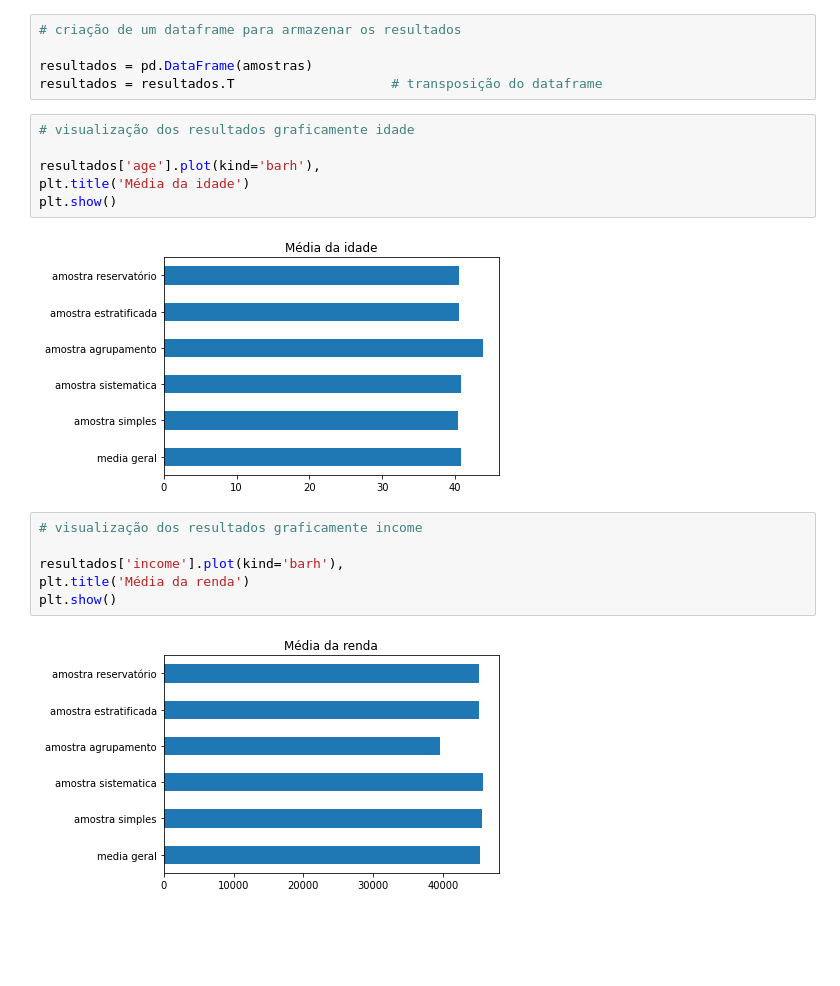
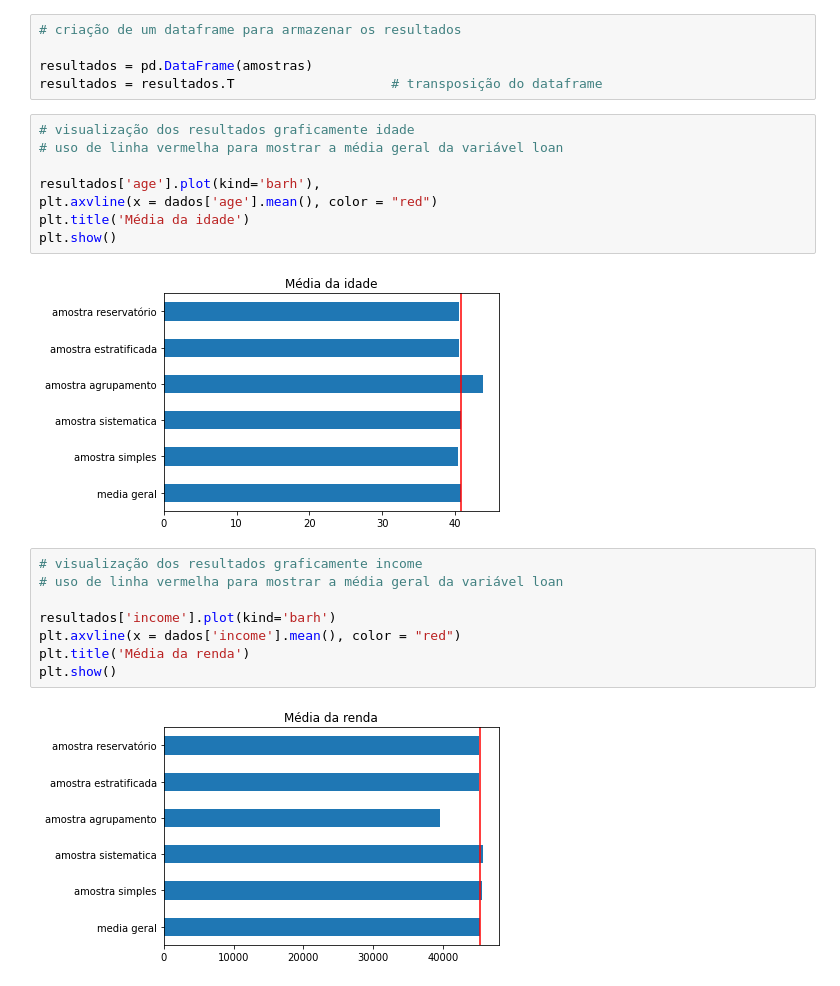
Before and after one commit to caiquemiranda/python-statistics, a Jupyter notebook: estatistica-machine-learning/x-chll01-amostras.ipynb, the cells around one changed output. Drawn from its saved outputs; the diff is of its cells as text; blank space fills up the shorter version.

```diff
--- a/estatistica-machine-learning/x-chll01-amostras.ipynb
+++ b/estatistica-machine-learning/x-chll01-amostras.ipynb
@@ -201,19 +208,23 @@ resultados = pd.DataFrame(amostras)
 resultados = resultados.T                    # transposição do dataframe
 # %%
 # visualização dos resultados graficamente idade
+# uso de linha vermelha para mostrar a média geral da variável loan
 
 resultados['age'].plot(kind='barh'),
+plt.axvline(x = dados['age'].mean(), color = "red")
 plt.title('Média da idade')
 plt.show()
 # %% [output]
-[figure, old version]
+[figure, new version]
 # %%
 # visualização dos resultados graficamente income
+# uso de linha vermelha para mostrar a média geral da variável loan
 
-resultados['income'].plot(kind='barh'),
+resultados['income'].plot(kind='barh')
+plt.axvline(x = dados['income'].mean(), color = "red")
 plt.title('Média da renda')
 plt.show()
 # %% [output]
-[figure, old version]
+[figure, new version]
 # %%
 # visualização dos resultados graficamente loan
```
Also changed, not shown: parts of 4 cells of this notebook.
